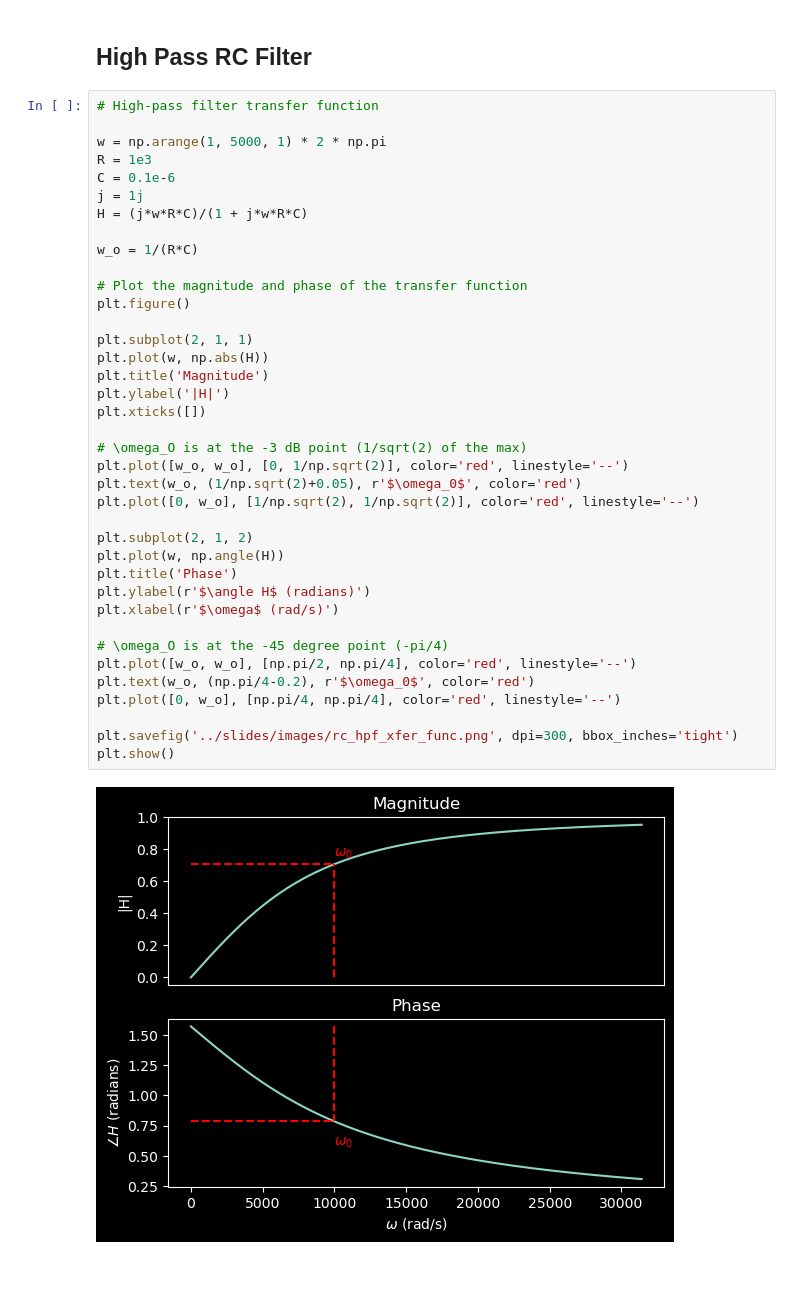
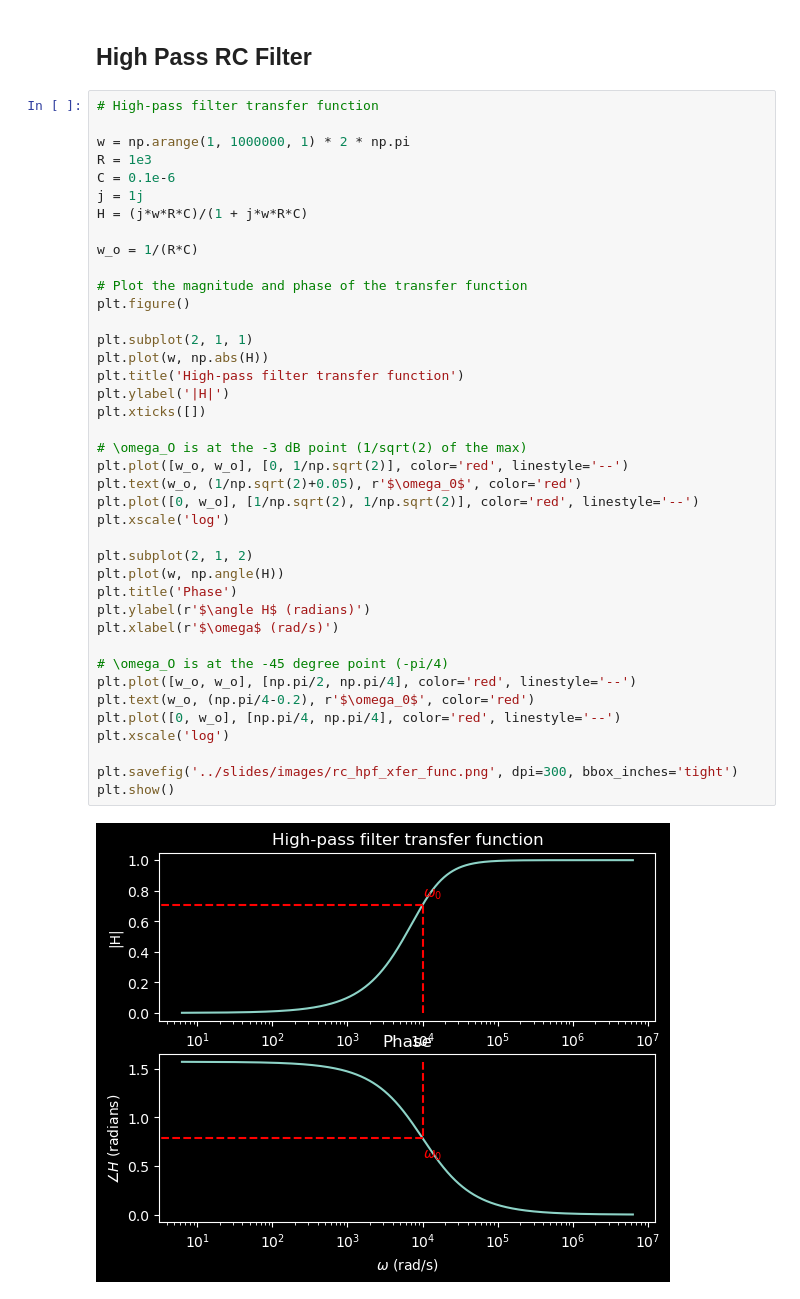
Before and after one commit to mlp6/Biomedical-Electronic-Measurements, a Jupyter notebook: notebooks/filters.ipynb, the cells around one changed output. Saved outputs shown, nothing was run; the diff lists cells and outputs as text; blank space fills up the shorter version.

Commit message:
change LPF and HPF H(jw) plots to log freq axis

```diff
--- a/notebooks/filters.ipynb
+++ b/notebooks/filters.ipynb
@@ -50,7 +51,7 @@ plt.show()
 # %%
 # High-pass filter transfer function
 
-w = np.arange(1, 5000, 1) * 2 * np.pi
+w = np.arange(1, 1000000, 1) * 2 * np.pi
 R = 1e3
 C = 0.1e-6
 j = 1j
@@ -58,32 +59,34 @@ H = (j*w*R*C)/(1 + j*w*R*C)
 
 w_o = 1/(R*C)
 
 # Plot the magnitude and phase of the transfer function
 plt.figure()
 
 plt.subplot(2, 1, 1)
 plt.plot(w, np.abs(H))
-plt.title('Magnitude')
+plt.title('High-pass filter transfer function')
 plt.ylabel('|H|')
 plt.xticks([])
 
 # \omega_O is at the -3 dB point (1/sqrt(2) of the max)
 plt.plot([w_o, w_o], [0, 1/np.sqrt(2)], color='red', linestyle='--')
 plt.text(w_o, (1/np.sqrt(2)+0.05), r'$\omega_0$', color='red')
 plt.plot([0, w_o], [1/np.sqrt(2), 1/np.sqrt(2)], color='red', linestyle='--')
+plt.xscale('log')
 
 plt.subplot(2, 1, 2)
 plt.plot(w, np.angle(H))
 plt.title('Phase')
 plt.ylabel(r'$\angle H$ (radians)')
 plt.xlabel(r'$\omega$ (rad/s)')
 
 # \omega_O is at the -45 degree point (-pi/4)
 plt.plot([w_o, w_o], [np.pi/2, np.pi/4], color='red', linestyle='--')
 plt.text(w_o, (np.pi/4-0.2), r'$\omega_0$', color='red')
 plt.plot([0, w_o], [np.pi/4, np.pi/4], color='red', linestyle='--')
+plt.xscale('log')
 
 plt.savefig('../slides/images/rc_hpf_xfer_func.png', dpi=300, bbox_inches='tight')
 plt.show()
 # %% [output]
-[figure, old version]
+[figure, new version]
```
Also changed, not shown: parts of 1 cell of this notebook, 2 other files.
